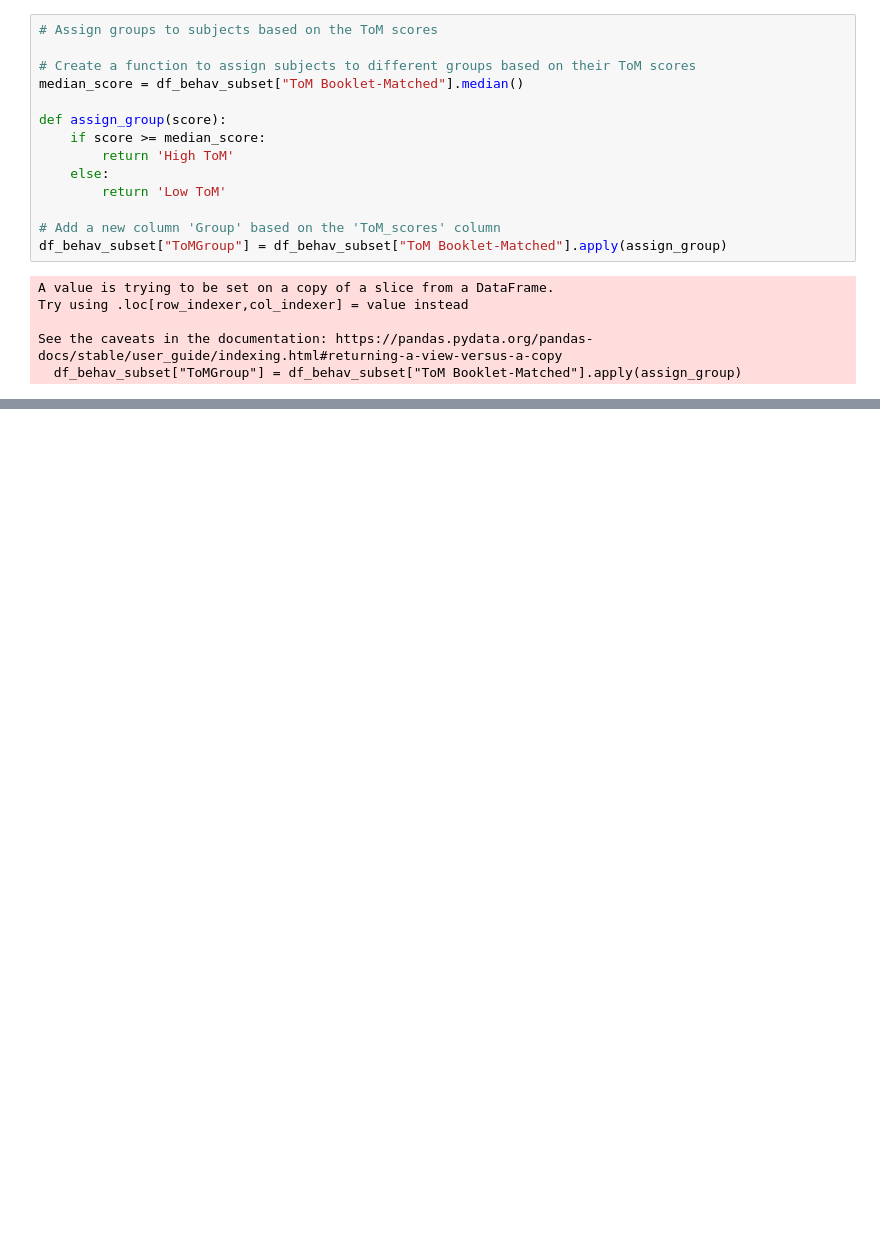
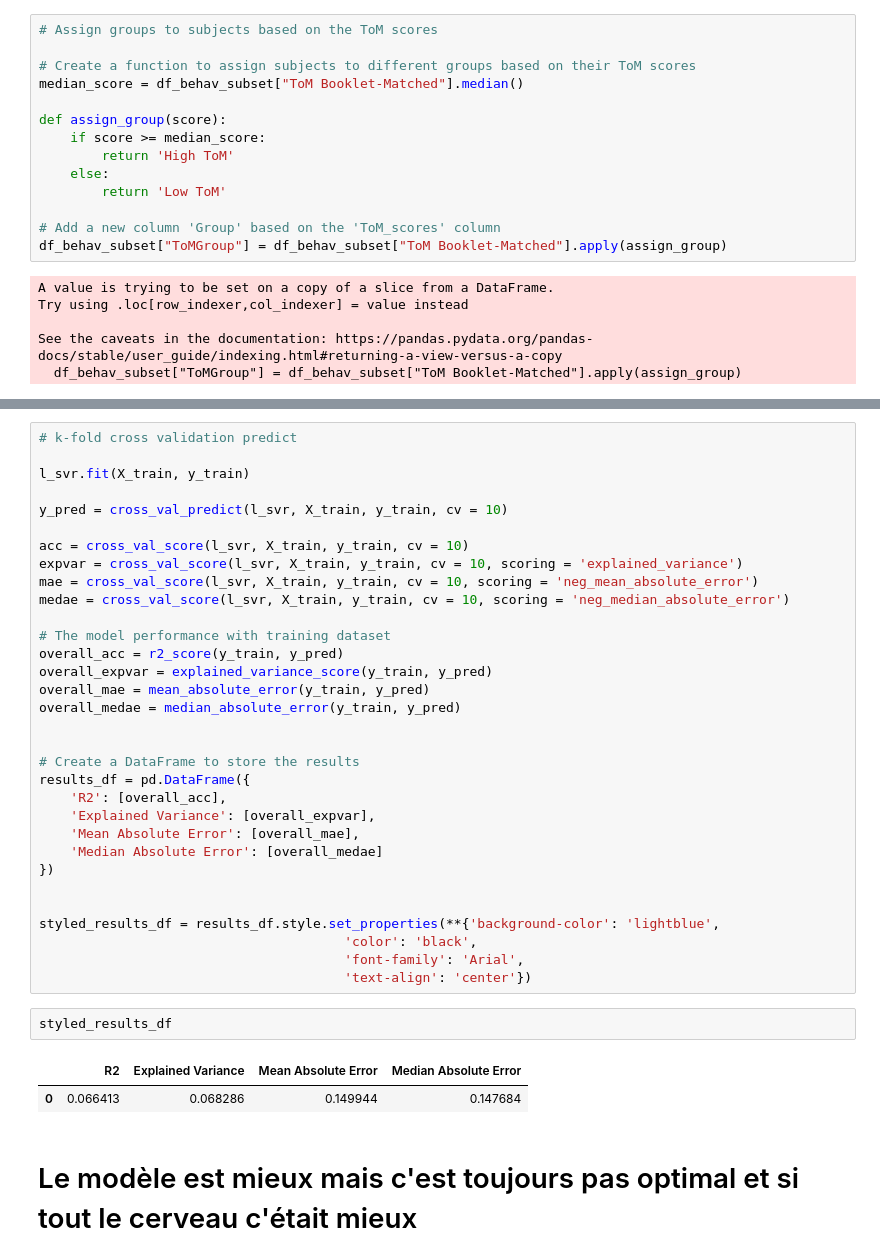
Before and after one commit to psy3019-6973-2026/Naomie_Unveiling_children_ToM_with_rsfmri, a Jupyter notebook: Rioux_recreation_ToM.ipynb, the cells around one changed output, grey strips where cells are left out. Saved outputs shown, nothing was run; the diff lists cells and outputs as text; blank space fills up the shorter version.

```diff
--- a/Rioux_recreation_ToM.ipynb
+++ b/Rioux_recreation_ToM.ipynb
@@ -383,0 +494,39 @@ See the caveats in the documentation: https://pandas.pydata.org/pandas-docs/stab
+# %%
+# k-fold cross validation predict
+
+l_svr.fit(X_train, y_train)
+
+y_pred = cross_val_predict(l_svr, X_train, y_train, cv = 10)
+
+acc = cross_val_score(l_svr, X_train, y_train, cv = 10)
+expvar = cross_val_score(l_svr, X_train, y_train, cv = 10, scoring = 'explained_variance')
+mae = cross_val_score(l_svr, X_train, y_train, cv = 10, scoring = 'neg_mean_absolute_error')
+medae = cross_val_score(l_svr, X_train, y_train, cv = 10, scoring = 'neg_median_absolute_error')
+
+# The model performance with training dataset
+overall_acc = r2_score(y_train, y_pred)
+overall_expvar = explained_variance_score(y_train, y_pred)
+overall_mae = mean_absolute_error(y_train, y_pred)
+overall_medae = median_absolute_error(y_train, y_pred)
+
+
+# Create a DataFrame to store the results
+results_df = pd.DataFrame({
+    'R2': [overall_acc],
+    'Explained Variance': [overall_expvar],
+    'Mean Absolute Error': [overall_mae],
+    'Median Absolute Error': [overall_medae]
+})
+
+
+styled_results_df = results_df.style.set_properties(**{'background-color': 'lightblue',
+                                       'color': 'black',
+                                       'font-family': 'Arial',
+                                       'text-align': 'center'})
+# %%
+styled_results_df
+# %% [output]
+|  | R2 | Explained Variance | Mean Absolute Error | Median Absolute Error |
+| 0 | 0.066413 | 0.068286 | 0.149944 | 0.147684 |
+# %% [markdown]
+# Le modèle est mieux mais c'est toujours pas optimal et si tout le cerveau c'était mieux
```
Also changed, not shown: parts of 25 cells of this notebook.
